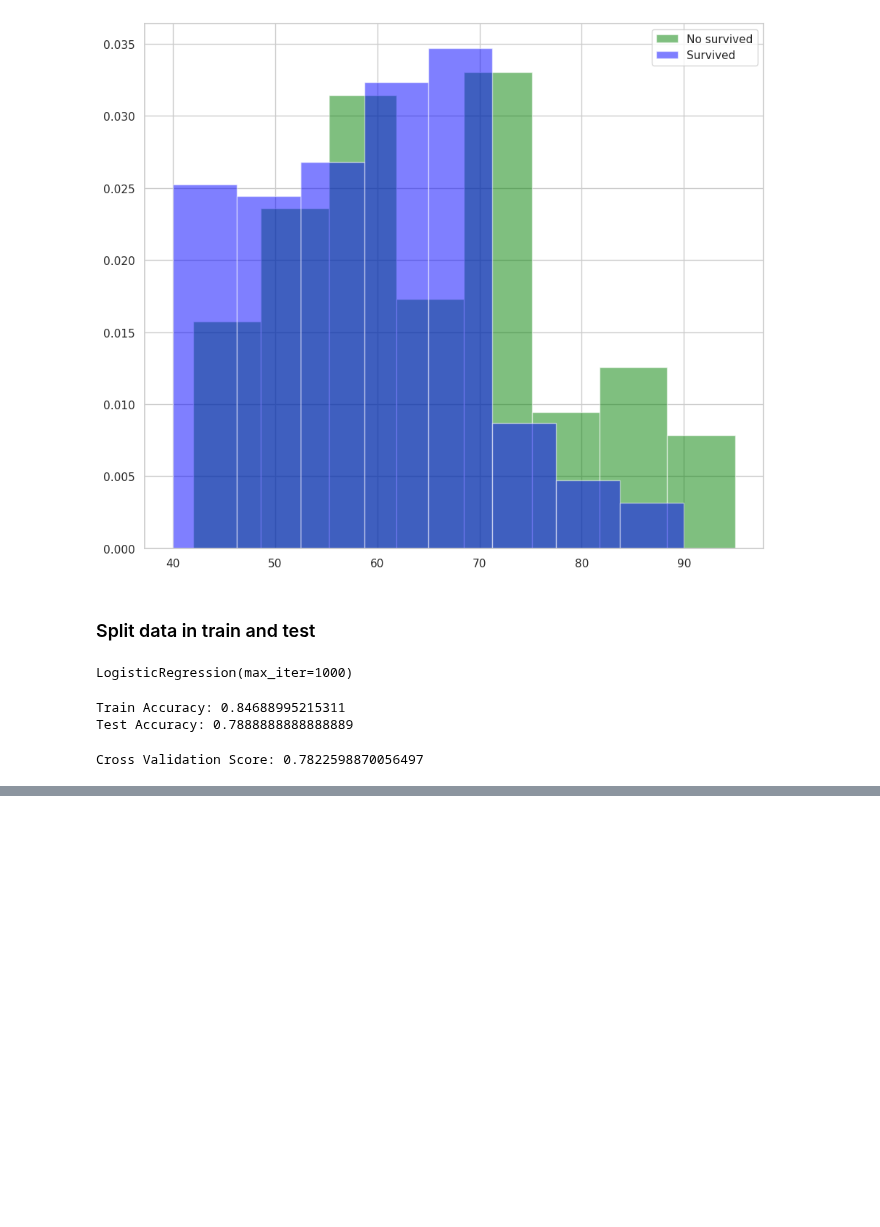
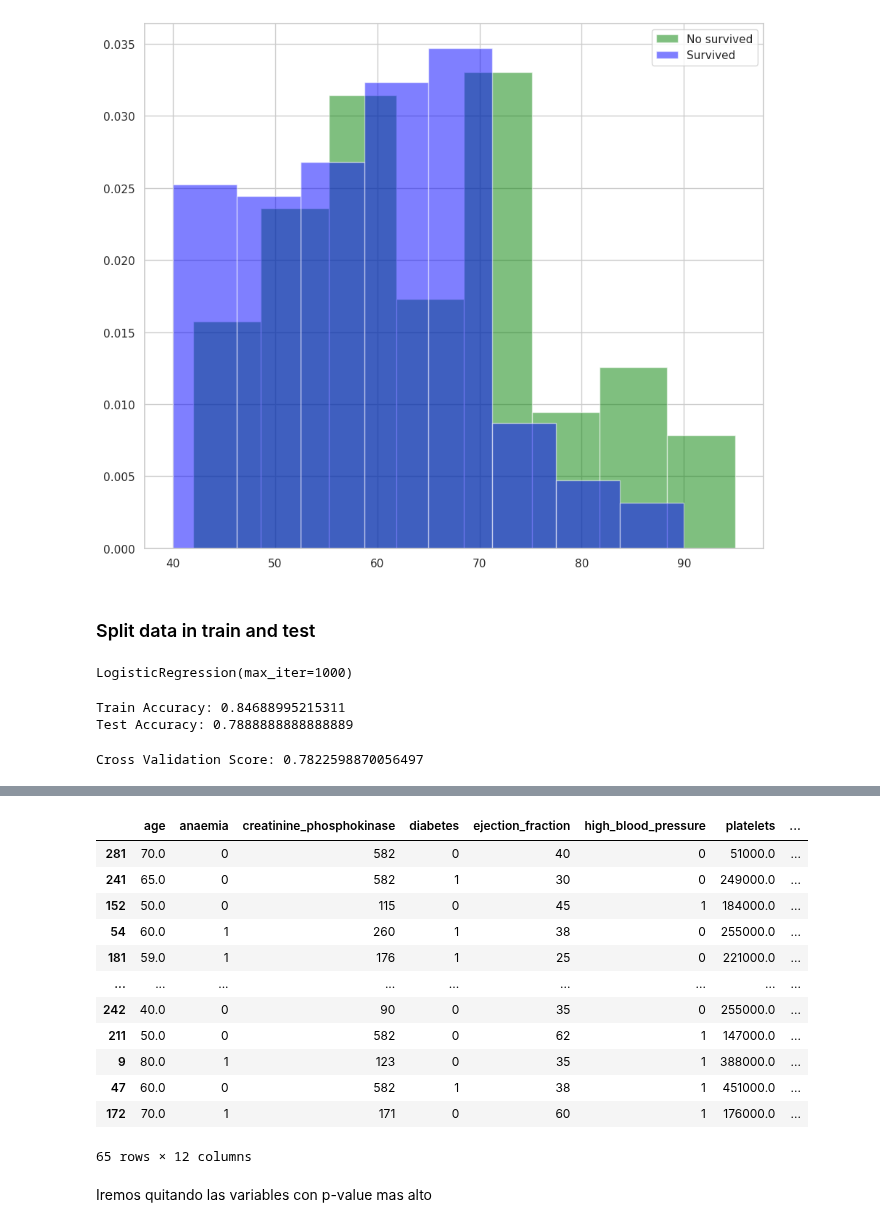
Before and after one commit to antonio-xrp/data-science-path, a Jupyter notebook: data_science_path/notebooks/logistic-regression/0.1-logistic-regression.ipynb, the cells around one changed output, grey strips where cells are left out. Saved outputs shown, nothing was run; the diff lists cells and outputs as text; code cells hidden in the pictures; blank space fills up the shorter version.

```diff
--- a/data_science_path/notebooks/logistic-regression/0.1-logistic-regression.ipynb
+++ b/data_science_path/notebooks/logistic-regression/0.1-logistic-regression.ipynb
@@ -202,0 +252,26 @@ Cross Validation Score: 0.7822598870056497
+# %%
+cols =[
+    "age",
+    "creatinine_phosphokinase",
+    "ejection_fraction",
+    "platelets",
+    "serum_creatinine",
+    "serum_sodium",
+    "time"
+];
+# %% [output]
+|  | age | anaemia | creatinine_phosphokinase | diabetes | ejection_fraction | high_blood_pressure | platelets | ... |
+| 281 | 70.0 | 0 | 582 | 0 | 40 | 0 | 51000.0 | ... |
+| 241 | 65.0 | 0 | 582 | 1 | 30 | 0 | 249000.0 | ... |
+| 152 | 50.0 | 0 | 115 | 0 | 45 | 1 | 184000.0 | ... |
+| 54 | 60.0 | 1 | 260 | 1 | 38 | 0 | 255000.0 | ... |
+| 181 | 59.0 | 1 | 176 | 1 | 25 | 0 | 221000.0 | ... |
+| ... | ... | ... | ... | ... | ... | ... | ... | ... |
+| 242 | 40.0 | 0 | 90 | 0 | 35 | 0 | 255000.0 | ... |
+| 211 | 50.0 | 0 | 582 | 0 | 62 | 1 | 147000.0 | ... |
+| 9 | 80.0 | 1 | 123 | 0 | 35 | 1 | 388000.0 | ... |
+| 47 | 60.0 | 0 | 582 | 1 | 38 | 1 | 451000.0 | ... |
+| 172 | 70.0 | 1 | 171 | 0 | 60 | 1 | 176000.0 | ... |
+65 rows × 12 columns
+# %% [markdown]
+Iremos quitando las variables con p-value mas alto
```
Also changed, not shown: parts of 9 cells of this notebook, 1 other file.
